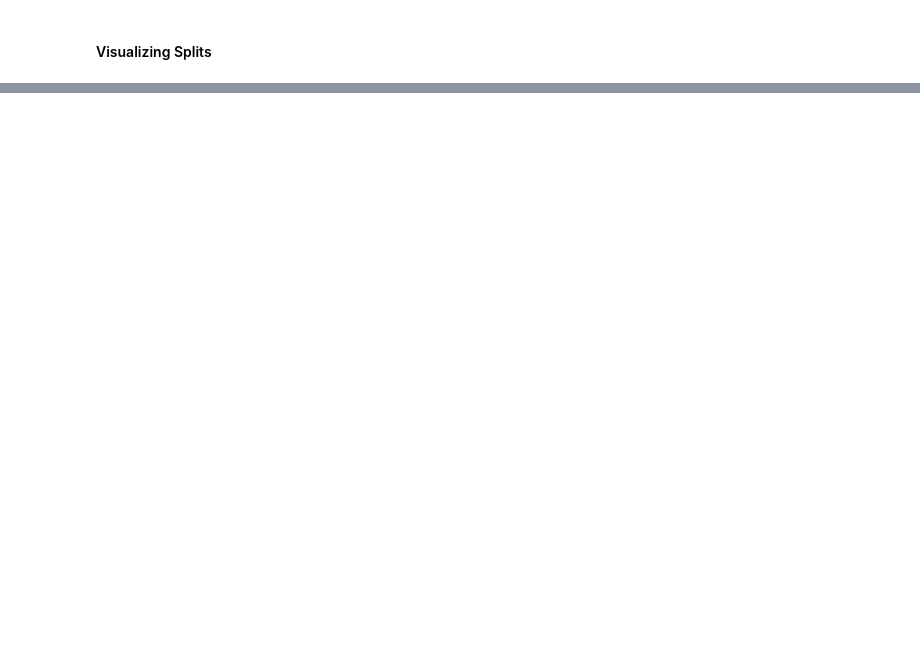
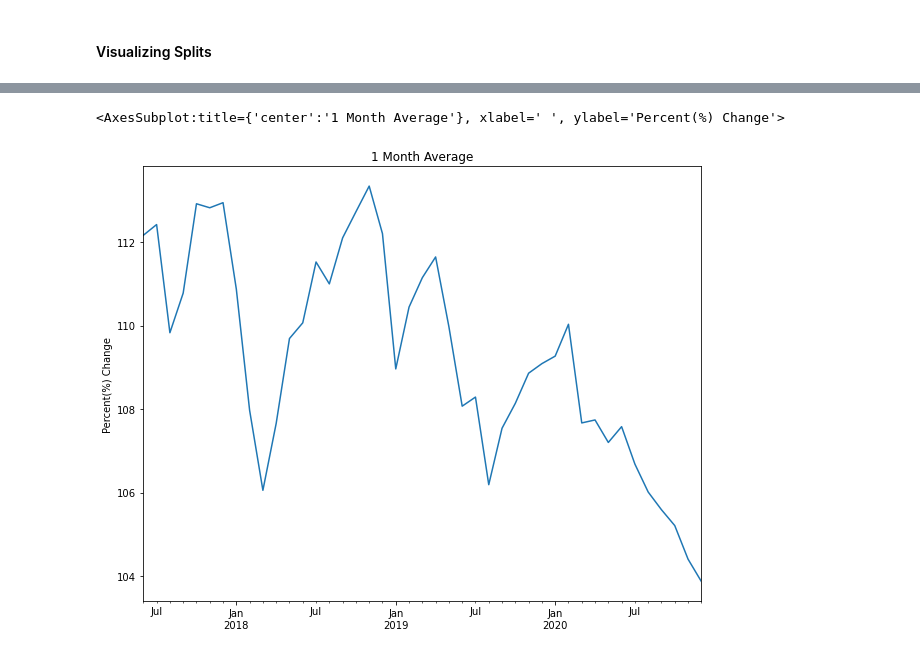
Before and after one commit to DeangeloBowen1/observing-east-asia-currencies, a Jupyter notebook: explore.ipynb, the cells around one changed output, grey strips where cells are left out. Saved outputs shown, nothing was run; the diff lists cells and outputs as text; code cells hidden in the pictures; blank space fills up the shorter version.

```diff
--- a/explore.ipynb
+++ b/explore.ipynb
@@ -78,3 +89,11 @@ for col in df.columns[1:8]:
+# %%
+df['USD_YEN']= (df['JPYEN'] - 100)
+df['USD_HKD'] = (df['HKD'] - 10) * 10
+df['USD_YUAN'] = (df['CHYUAN'] - 10) * 10
+df['USD_WON'] = (df['KRWON']/1000) * 10
+df['USD_SPD'] = (df['SPD'] - 1) * 100
+df['USD_TWD'] = (df['TWD'] - 30) * 10
+df['USD_THB'] = (df['THB'] - 30)
 # %% [markdown]
 ## Moving forward I will be conducting a time-series analysis
 # %% [markdown]
@@ -146,0 +189,2 @@ for col in train.columns[1:8]:
+# %%
+train['month'] = train.index.strftime('%m-%b')
@@ -146,0 +231,10 @@ for col in train.columns[1:8]:
+# %%
+# set y
+y = train.JPYEN
+# %%
+plt.figure(figsize=(10,8))
+y.resample('1M').mean().plot(title='1 Month Average',
+                                         xlabel=' ', ylabel='Percent(%) Change')
+# %% [output]
+<AxesSubplot:title={'center':'1 Month Average'}, xlabel=' ', ylabel='Percent(%) Change'>
+[figure, added]
```
Also changed, not shown: parts of 43 cells of this notebook, 1 other file.
